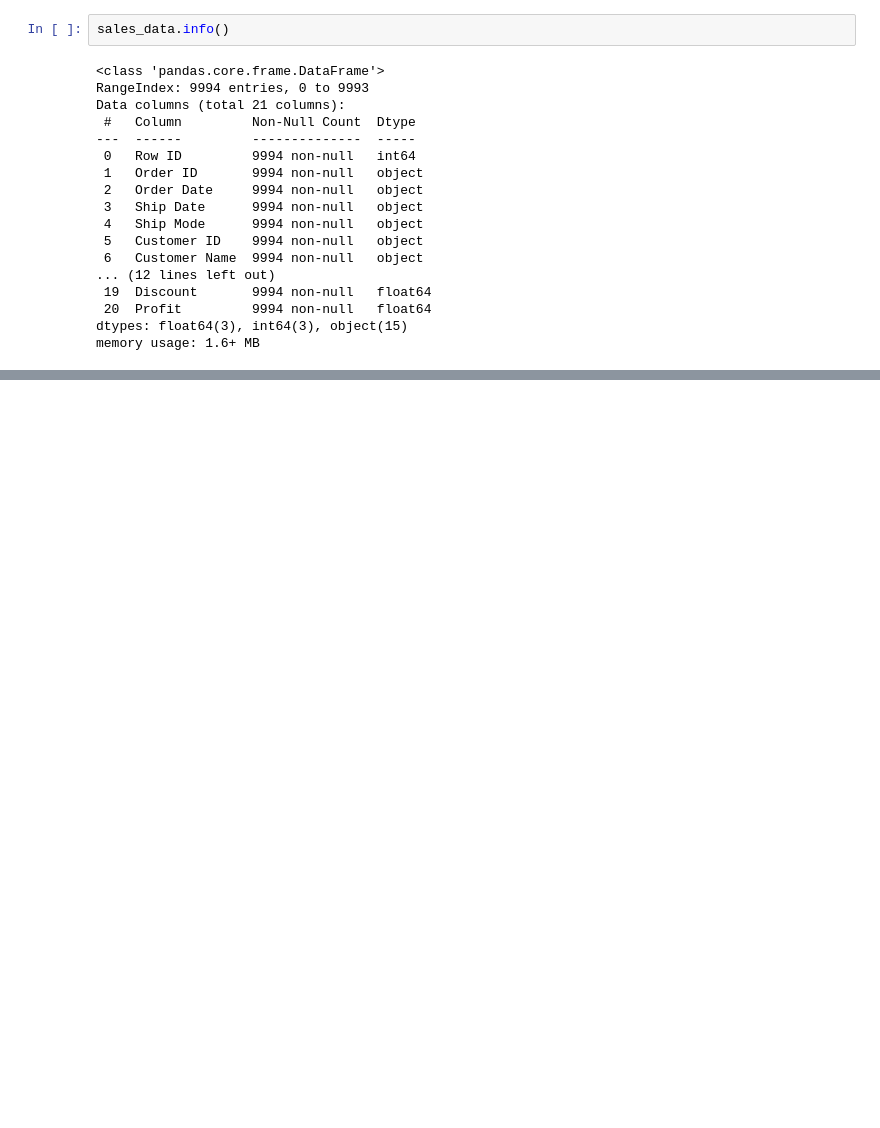
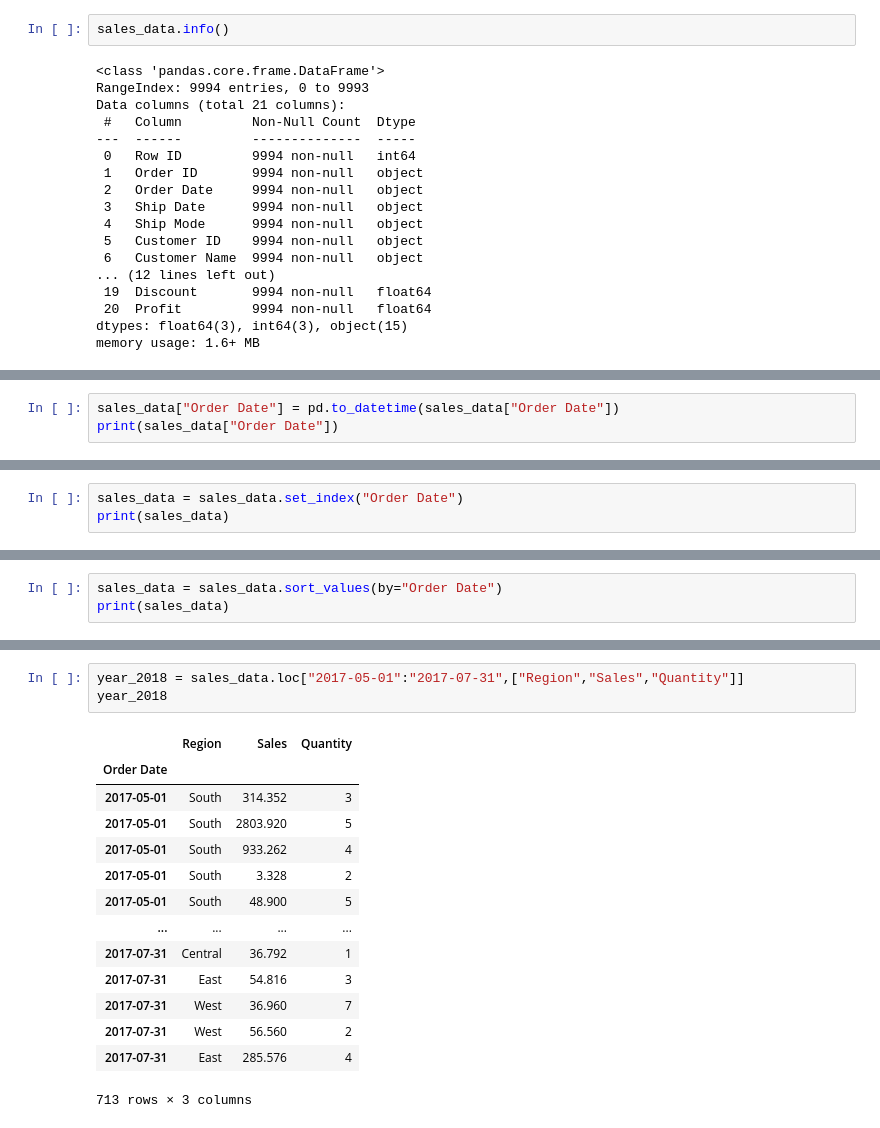
Before and after one commit to ryanhabis/College-folder, a Jupyter notebook: semester-1/Programming for Data Analytics/8 lesson/sales_database_filtering.ipynb, the cells around one changed output, grey strips where cells are left out. Saved outputs shown, nothing was run; the diff lists cells and outputs as text; blank space fills up the shorter version.

```diff
--- a/semester-1/Programming for Data Analytics/8 lesson/sales_database_filtering.ipynb
+++ b/semester-1/Programming for Data Analytics/8 lesson/sales_database_filtering.ipynb
@@ -159,0 +173,3 @@ IndexingError: Too many indexers
+# %%
+sales_data["Order Date"] = pd.to_datetime(sales_data["Order Date"])
+print(sales_data["Order Date"])
@@ -159,0 +189,3 @@ IndexingError: Too many indexers
+# %%
+sales_data = sales_data.set_index("Order Date")
+print(sales_data)
@@ -159,0 +210,3 @@ IndexingError: Too many indexers
+# %%
+sales_data = sales_data.sort_values(by="Order Date")
+print(sales_data)
@@ -159,0 +249,18 @@ IndexingError: Too many indexers
+# %%
+year_2018 = sales_data.loc["2017-05-01":"2017-07-31",["Region","Sales","Quantity"]]
+year_2018
+# %% [output]
+|  | Region | Sales | Quantity |
+| Order Date |  |  |  |
+| 2017-05-01 | South | 314.352 | 3 |
+| 2017-05-01 | South | 2803.920 | 5 |
+| 2017-05-01 | South | 933.262 | 4 |
+| 2017-05-01 | South | 3.328 | 2 |
+| 2017-05-01 | South | 48.900 | 5 |
+| ... | ... | ... | ... |
+| 2017-07-31 | Central | 36.792 | 1 |
+| 2017-07-31 | East | 54.816 | 3 |
+| 2017-07-31 | West | 36.960 | 7 |
+| 2017-07-31 | West | 56.560 | 2 |
+| 2017-07-31 | East | 285.576 | 4 |
+713 rows × 3 columns
```
Also changed, not shown: parts of 11 cells of this notebook, 1 other file.
